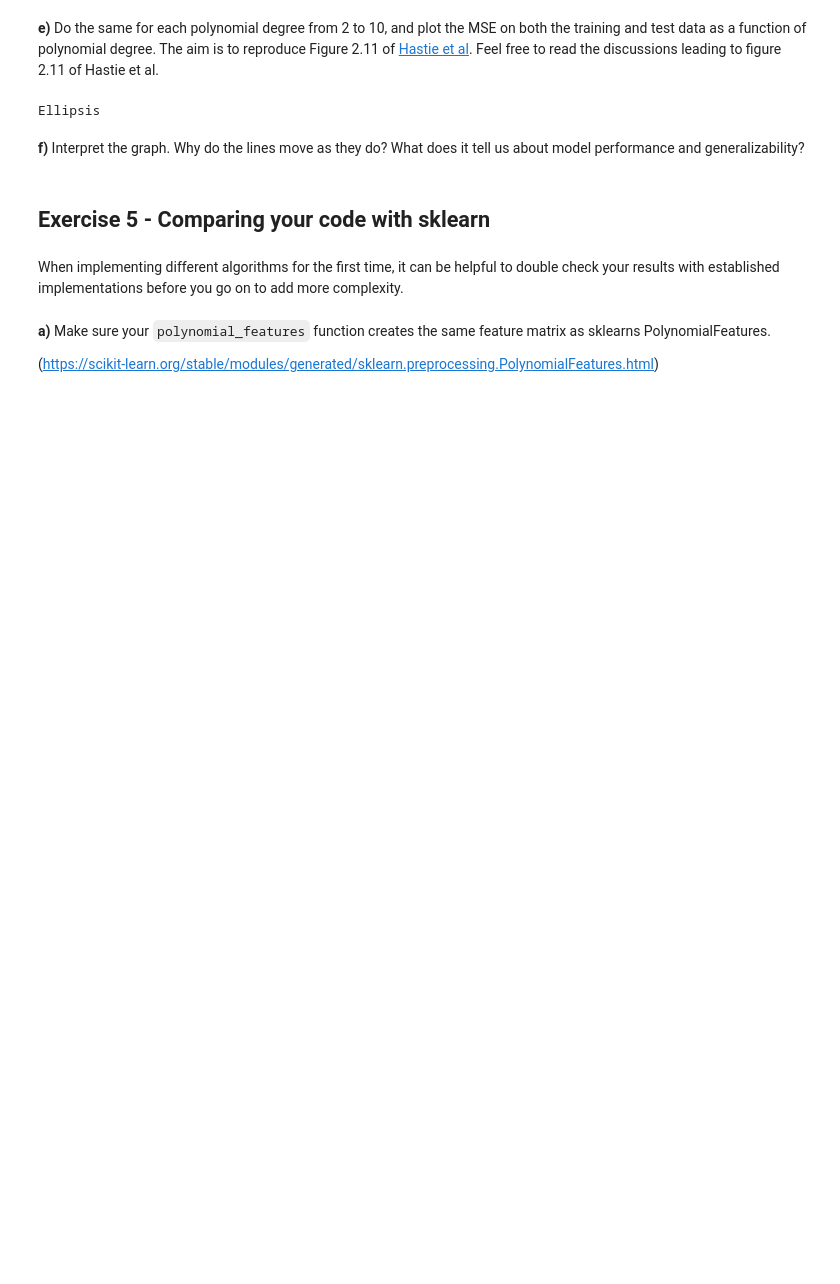
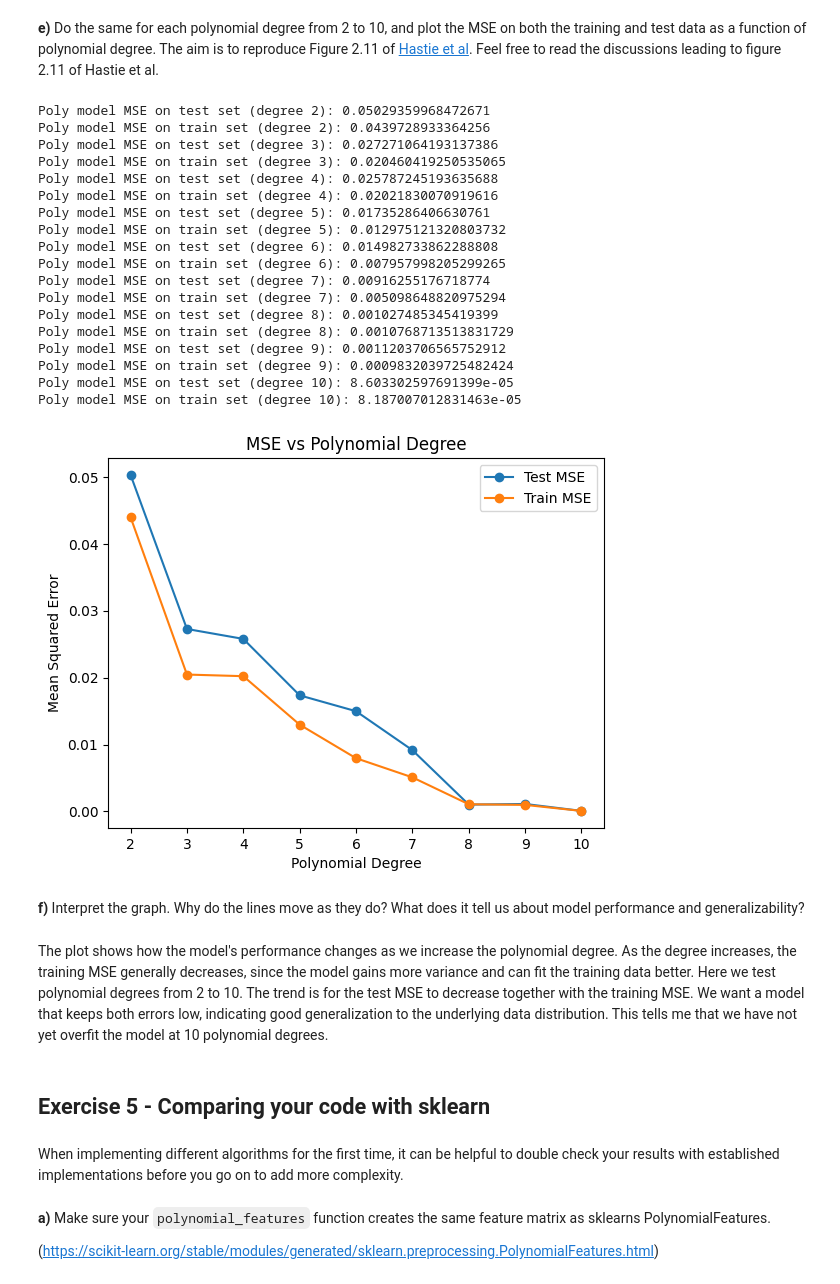
Before and after one commit to BartoszTrela/applied-data-analysis-and-ml, a Jupyter notebook: exercises/E2/exercisesweek35.ipynb, the cells around one changed output. Cells and saved outputs as stored; diff of their text form; code cells hidden in the pictures; blank space fills up the shorter version.

```diff
--- a/exercises/E2/exercisesweek35.ipynb
+++ b/exercises/E2/exercisesweek35.ipynb
@@ -210,11 +271,58 @@ Ellipsis
 # %% [markdown]
 **e)** Do the same for each polynomial degree from 2 to 10, and plot the MSE on both the training and test data as a function of polynomial degree. The aim is to reproduce Figure 2.11 of [Hastie et al](https://github.com/CompPhysics/MLErasmus/blob/master/doc/Textbooks/elementsstat.pdf). Feel free to read the discussions leading to figure 2.11 of Hastie et al.
 # %%
-...
+degrees = list(range(2, 11))
+mse_test_values = []
+mse_train_values = []
+
+for degree in degrees:
+    X = polynomial_features(x, degree)
+    X_train, X_test, y_train, y_test = train_test_split(X, y, test_size=0.2, random_state=1)
+
+    beta = OLS_parameters(X_train, y_train)
+    poly_predict_test = X_test @ beta
+    poly_predict_train = X_train @ beta
+
+    poly_mse_test = mean_squared_error(y_test, poly_predict_test)
+    poly_mse_train = mean_squared_error(y_train, poly_predict_train)
+
+    print(f"Poly model MSE on test set (degree {degree}): {poly_mse_test}")
+    print(f"Poly model MSE on train set (degree {degree}): {poly_mse_train}")
+    mse_test_values.append(poly_mse_test)
+    mse_train_values.append(poly_mse_train)
+
+# plot all the MSE values against the degree
+plt.plot(degrees, mse_test_values, marker='o', label='Test MSE')
+plt.plot(degrees, mse_train_values, marker='o', label='Train MSE')
+plt.xlabel("Polynomial Degree")
+plt.ylabel("Mean Squared Error")
+plt.title("MSE vs Polynomial Degree")
+plt.legend()
+plt.show()
 # %% [output]
-Ellipsis
+Poly model MSE on test set (degree 2): 0.05029359968472671
+Poly model MSE on train set (degree 2): 0.0439728933364256
+Poly model MSE on test set (degree 3): 0.027271064193137386
+Poly model MSE on train set (degree 3): 0.020460419250535065
+Poly model MSE on test set (degree 4): 0.025787245193635688
+Poly model MSE on train set (degree 4): 0.02021830070919616
+Poly model MSE on test set (degree 5): 0.01735286406630761
+Poly model MSE on train set (degree 5): 0.012975121320803732
+Poly model MSE on test set (degree 6): 0.014982733862288808
+Poly model MSE on train set (degree 6): 0.007957998205299265
+Poly model MSE on test set (degree 7): 0.00916255176718774
+Poly model MSE on train set (degree 7): 0.005098648820975294
+Poly model MSE on test set (degree 8): 0.001027485345419399
+Poly model MSE on train set (degree 8): 0.0010768713513831729
+Poly model MSE on test set (degree 9): 0.0011203706565752912
+Poly model MSE on train set (degree 9): 0.0009832039725482424
+Poly model MSE on test set (degree 10): 8.603302597691399e-05
+Poly model MSE on train set (degree 10): 8.187007012831463e-05
+[figure, added]
 # %% [markdown]
 **f)** Interpret the graph. Why do the lines move as they do? What does it tell us about model performance and generalizability?
+# %% [markdown]
+The plot shows how the model's performance changes as we increase the polynomial degree. As the degree increases, the training MSE generally decreases, since the model gains more variance and can fit the training data better. Here we test polynomial degrees from 2 to 10. The trend is for the test MSE to decrease together with the training MSE. We want a model that keeps both errors low, indicating good generalization to the underlying data distribution. This tells me that we have not yet overfit the model at 10 polynomial degrees.
 # %% [markdown]
 ## Exercise 5 - Comparing your code with sklearn
 # %% [markdown]
```
Also changed, not shown: parts of 17 cells of this notebook, 2 other files.
